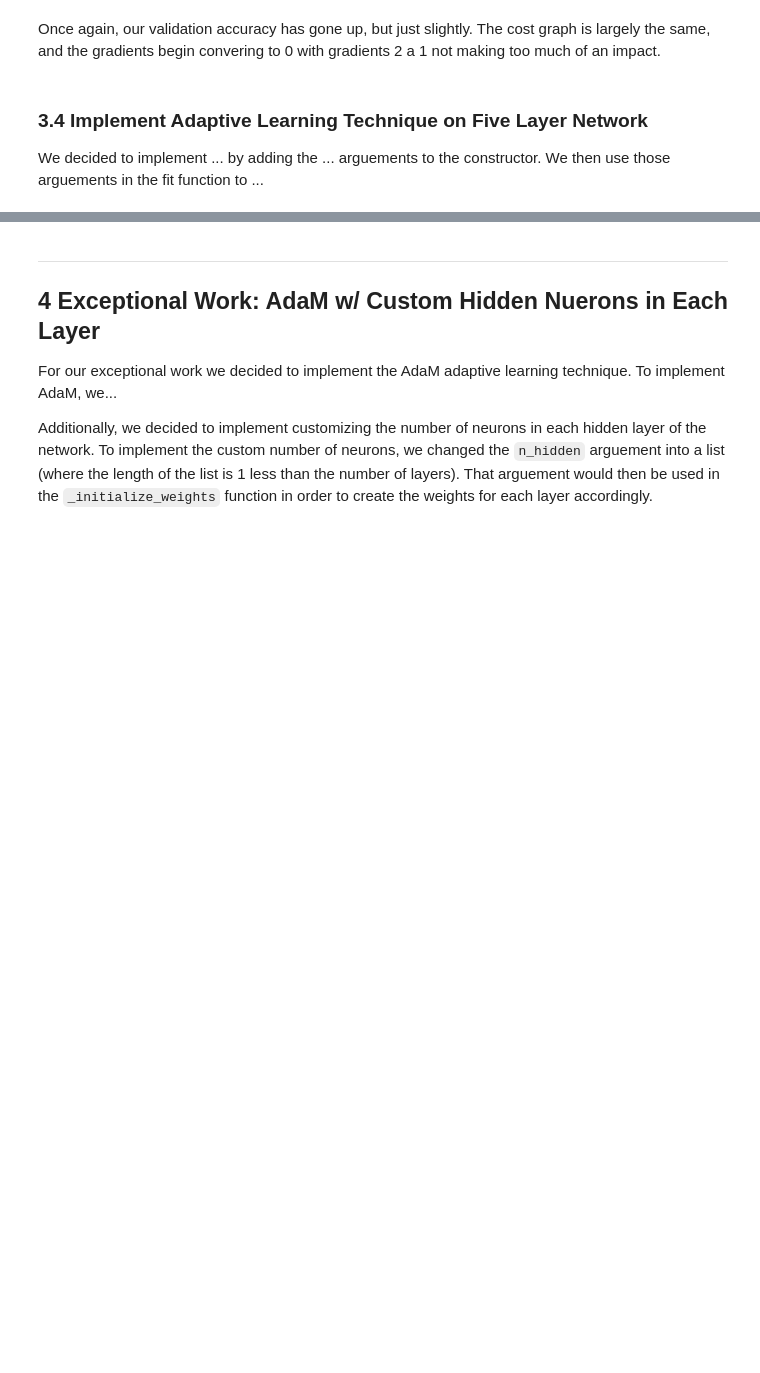
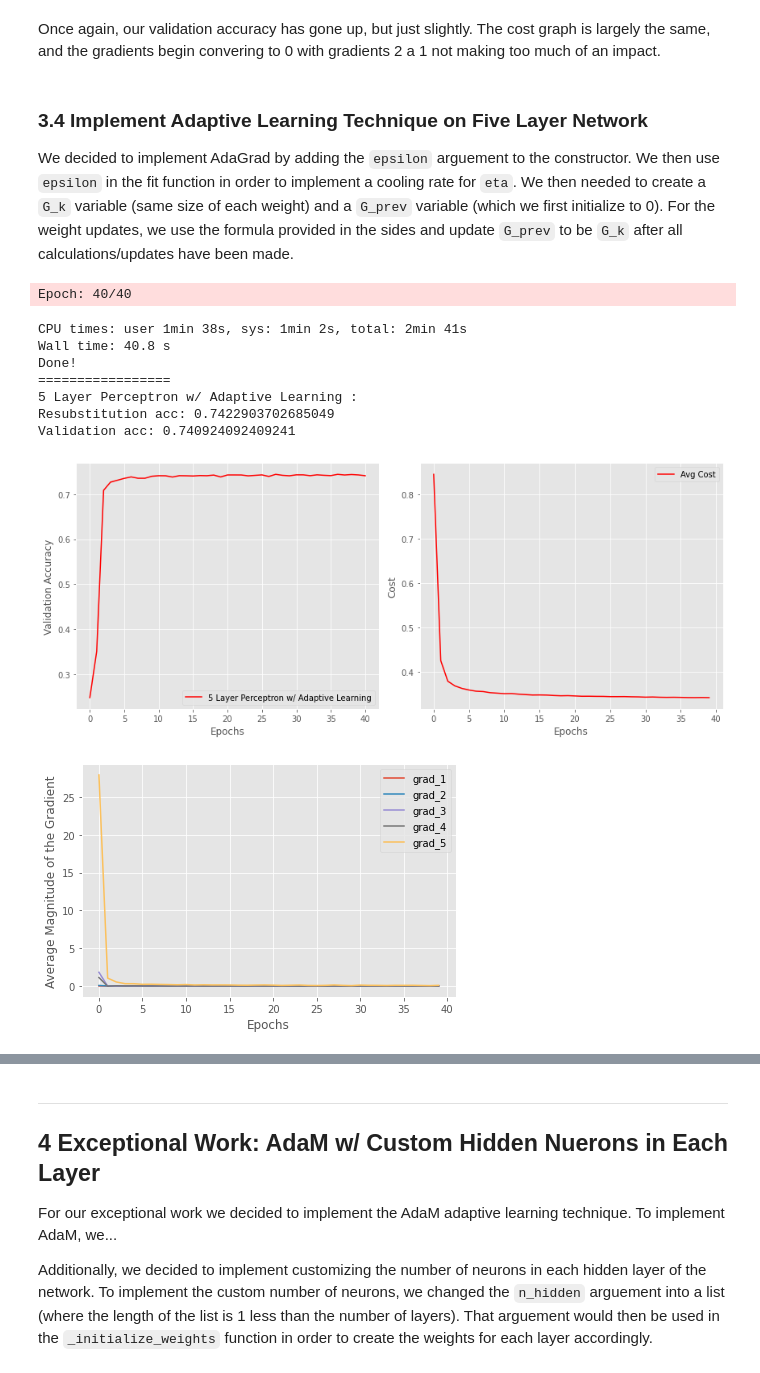
Before and after one commit to harrisonnoble/ml-projects, a Jupyter notebook: Lab 4/Lab 4.ipynb, the cells around one changed output, grey strips where cells are left out. Drawn from its saved outputs; the diff is of its cells as text; code cells hidden in the pictures; blank space fills up the shorter version.

Commit message:
AdaGrad to the MOON

````diff
--- a/Lab 4/Lab 4.ipynb
+++ b/Lab 4/Lab 4.ipynb
@@ -914,13 +946,13 @@ Once again, our validation accuracy has gone up, but just slightly. The cost gra
 # %% [markdown]
 ### 3.4 Implement Adaptive Learning Technique on Five Layer Network
 
-We decided to implement ... by adding the ... arguements to the constructor. We then use those arguements in the fit function to ...
+We decided to implement AdaGrad by adding the ```epsilon``` arguement to the constructor. We then use ```epsilon``` in the fit function in order to implement a cooling rate for ```eta```. We then needed to create a ```G_k``` variable (same size of each weight) and a ```G_prev``` variable (which we first initialize to 0). For the weight updates, we use the formula provided in the sides and update ```G_prev``` to be ```G_k``` after all calculations/updates have been made.
 # %%
 #MLP with adaptive learning rate
 class AdaptiveMultiLayerPerceptron(MultiLayerPerceptronBase):
-    def __init__(self, ..., **kwargs):
-
+    def __init__(self, epsilon=0.0, **kwargs):
         super().__init__(**kwargs)
+        self.epsilon = epsilon
 
     def fit(self, X, y, print_progress=False, XY_test=None):
         """Learn weights from training data. With mini-batch (adaptive learning)"""
@@ -944,11 +976,25 @@ class AdaptiveMultiLayerPerceptron(MultiLayerPerceptronBase):
             self.val_score_.append(accuracy_score(y_test,self.predict(X_test)))
 
         #create
-        self.avg_grads_ = [[]] * self.layers
+        self.avg_grads_ = []
+        for _ in range(self.layers):
+            self.avg_grads_.append([])
+
+        G_k = []
+        rho = []
+        for w in self.W:
+            G_k.append(np.zeros(w.shape))
+            rho.append(np.zeros(w.shape))
+        G_prev = 0
 
         for i in range(self.epochs):
+            # adaptive learning rate
+            eta = self.eta / (1 + self.epsilon * i)
+
             #need to store the gradients
-            grads = [[]] * self.layers
+            grads = []
+            for _ in range(self.layers):
+                grads.append([])
 
             if print_progress>0 and (i+1)%print_progress==0:
                 sys.stderr.write('\rEpoch: %d/%d' % (i+1, self.epochs))
@@ -972,12 +1018,19 @@ class AdaptiveMultiLayerPerceptron(MultiLayerPerceptronBase):
                 gradients = self._get_gradient(A, Z, Y_enc[:, idx], self.W)
 
                 #get average magnitude of the gradient for each layer
-                for i in range(len(gradients)):
-                    grads[i].append(np.mean(gradients[i]))
+                for index in range(len(gradients)):
+                    grads[index].append(np.mean(gradients[index]))
 
                 #update weights (adaptive learning rate)
-                for i in range(len(gradients)):
-                    self.W[i] -= self.eta * gradients[i]
+                for index in range(len(gradients)):
+                    if i == 0:
+                        G_k[index] = np.add(0, np.square(gradients[index]))
+                    else:
+                        G_k[index] = np.add(G_prev[index], np.square(gradients[index]))
+                    rho[index] = np.divide(eta, np.sqrt(np.add(G_k[index], self.epsilon)))
+                    rho[index] = np.multiply(rho[index], gradients[index])
+                    self.W[index] -= rho[index]
+                G_prev = G_k
 
             self.cost_.append(mini_cost)
             self.score_.append(accuracy_score(y_data,self.predict(X_data)))
@@ -990,25 +1043,36 @@ class AdaptiveMultiLayerPerceptron(MultiLayerPerceptronBase):
 
         return self
 # %%
-vals = {'layers':5, 'n_hidden':30, 'C':0.1, 'epochs':10, 'eta':0.001,
-        'minibatches':50, 'shuffle':True, 'random_state':1}
+vals = {'layers':5, 'epsilon':1e-10, 'n_hidden':30, 'C':0.1, 'epochs':40,
+        'eta':0.1, 'minibatches':50, 'shuffle':True, 'random_state':1}
 
 nn_adaptive = AdaptiveMultiLayerPerceptron(**vals)
 %time nn_adaptive.fit(X_train, y_train, print_progress=1, XY_test=(X_test, y_test))
 print('Done!')
 
 print_result(nn_adaptive, X_train, y_train,
              X_test, y_test, title="5 Layer Perceptron w/ Adaptive Learning")
 plt.show()
 
 for i in range(len(nn_adaptive.avg_grads_)):
     plt.plot(range(len(nn_adaptive.avg_grads_[0])),
              nn_adaptive.avg_grads_[i],
              label="grad_"+str(i + 1))
 
 plt.ylabel('Average Magnitude of the Gradient')
 plt.xlabel('Epochs')
 plt.tight_layout()
 plt.legend(loc='best')
 plt.grid(True)
 plt.show()
+# %% [output]
+Epoch: 40/40
+CPU times: user 1min 38s, sys: 1min 2s, total: 2min 41s
+Wall time: 40.8 s
+Done!
+=================
+5 Layer Perceptron w/ Adaptive Learning :
+Resubstitution acc: 0.7422903702685049
+Validation acc: 0.740924092409241
+[figure, added]
+[figure, added]
````
Also changed, not shown: parts of 21 cells of this notebook.
